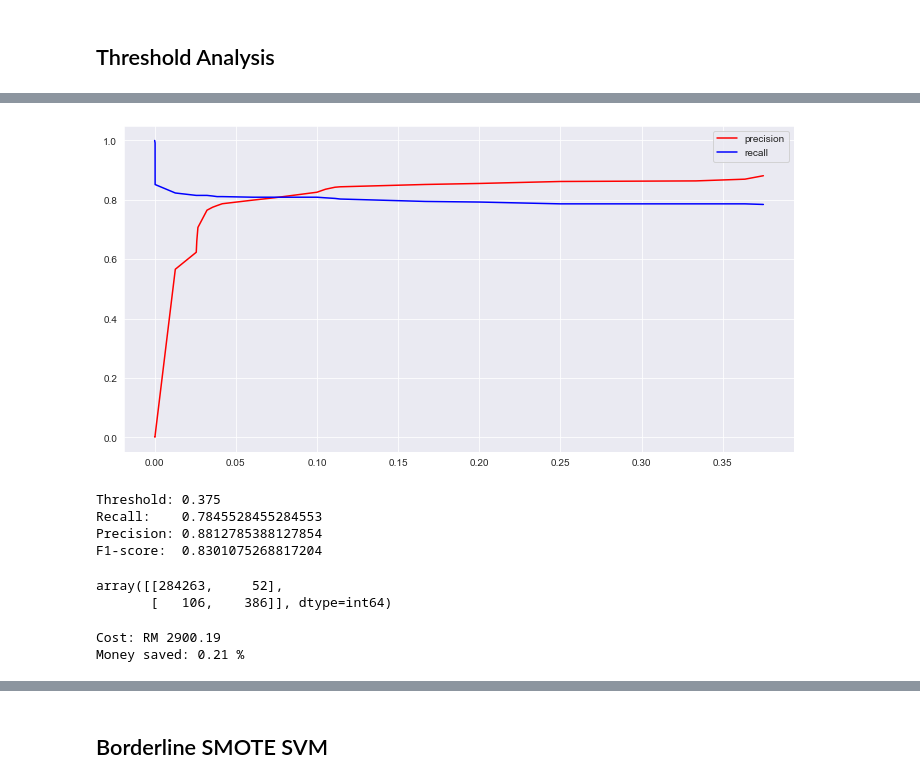
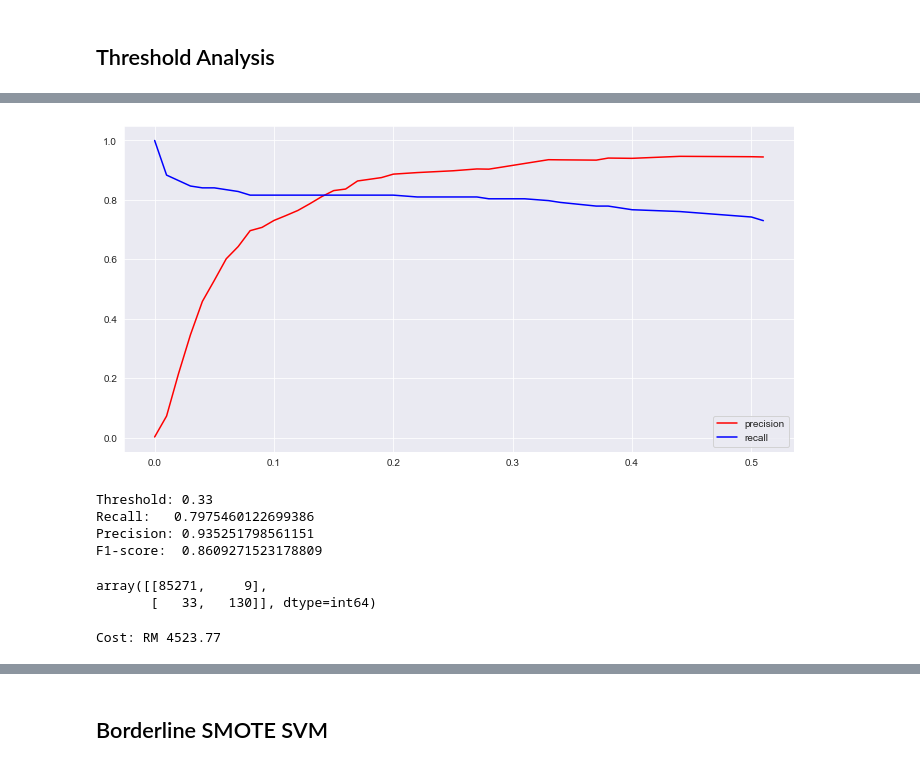
Before and after one commit to alfredomarinus/portfolio, a Jupyter notebook: Credit Card Fraud Detection/notebook.ipynb, the cells around one changed output, grey strips where cells are left out. Drawn from its saved outputs; the diff is of its cells as text; code cells hidden in the pictures.

```diff
--- a/Credit Card Fraud Detection/notebook.ipynb
+++ b/Credit Card Fraud Detection/notebook.ipynb
@@ -208,0 +193,3 @@ grid.best_params_
+# %%
+model = RandomForestClassifier()
+model.fit(X_train_scaled,y_train)
@@ -208,0 +198,3 @@ grid.best_params_
+# %%
+predictions = model.predict(X_test_scaled)
+confusion_matrix(y_test, predictions)
@@ -218,8 +212,7 @@ def evaluate_model(model, X, y):
 # %%
-model = DecisionTreeClassifier(max_leaf_nodes=15,min_samples_leaf=8,min_impurity_decrease=1e-05)
-proba = evaluate_model(model, X, y)
+proba = model.predict_proba(X_test_scaled)
 # %%
-precision, recall, threshold = precision_recall_curve(y, proba[:,1])
+precision, recall, threshold = precision_recall_curve(y_test, proba[:,1])
 
 fscore = (2 * precision * recall) / (precision + recall)
 idx = np.argmax(fscore)
@@ -245,39 +238,37 @@ F1-score:  0.8306364617044227
 # %%
-recall_idx = np.where(recall >= test_recall[0])
+recall_idx = np.where(recall >= recall_score(y_test,predictions))
 recall = recall[recall_idx]
 precision = precision[recall_idx]
 threshold = threshold[recall_idx]
 
 fscore = (2 * precision * recall) / (precision + recall)
 idx = np.argmax(fscore)
 
 plt.figure(figsize=(12,6))
 plt.plot(threshold, precision, color='red', label='precision')
 plt.plot(threshold, recall, color='blue', label='recall')
 plt.legend();
 # %% [output]
-[figure, old version]
+[figure, new version]
 # %%
 print(f'Threshold: {threshold[idx]}')
-print(f'Recall: {recall[idx]:21}')
+print(f'Recall: {recall[idx]:20}')
 print(f'Precision: {precision[idx]}')
 print(f'F1-score: {fscore[idx]:19}')
 # %% [output]
-Threshold: 0.375
-Recall:    0.7845528455284553
-Precision: 0.8812785388127854
-F1-score:  0.8301075268817204
+Threshold: 0.33
+Recall:   0.7975460122699386
+Precision: 0.935251798561151
+F1-score:  0.8609271523178809
 # %%
-pred = np.where(proba[:,1] >= threshold[idx], 1, 0)
-confusion_matrix(y, pred)
+new_predictions = np.where(proba[:,1] >= threshold[idx], 1, 0)
+confusion_matrix(y_test, new_predictions)
 # %% [output]
-array([[284263,     52],
-       [   106,    386]], dtype=int64)
+array([[85271,     9],
+       [   33,   130]], dtype=int64)
 # %%
-(tn, fp), (fn, tp) = confusion_matrix(y, pred)
+(tn, fp), (fn, tp) = confusion_matrix(y_test, new_predictions)
 
-print(f'Cost: RM {round((fn/5) * fraud_cost + (((tp + fp)/5) * monitoring_cost),2)}')
-print(f'Money saved: {round(((df_result['Cost (RM)'][0] - round((fn/5) * fraud_cost + (((tp + fp)/5) * monitoring_cost),2)) / df_result['Cost (RM)'][0]) * 100, 2)} %')
+print(f'Cost: RM {round(fn * fraud_cost + ((tp + fp) * monitoring_cost),2)}')
 # %% [output]
-Cost: RM 2900.19
-Money saved: 0.21 %
+Cost: RM 4523.77
```
Also changed, not shown: parts of 23 cells of this notebook, 2 other files.
